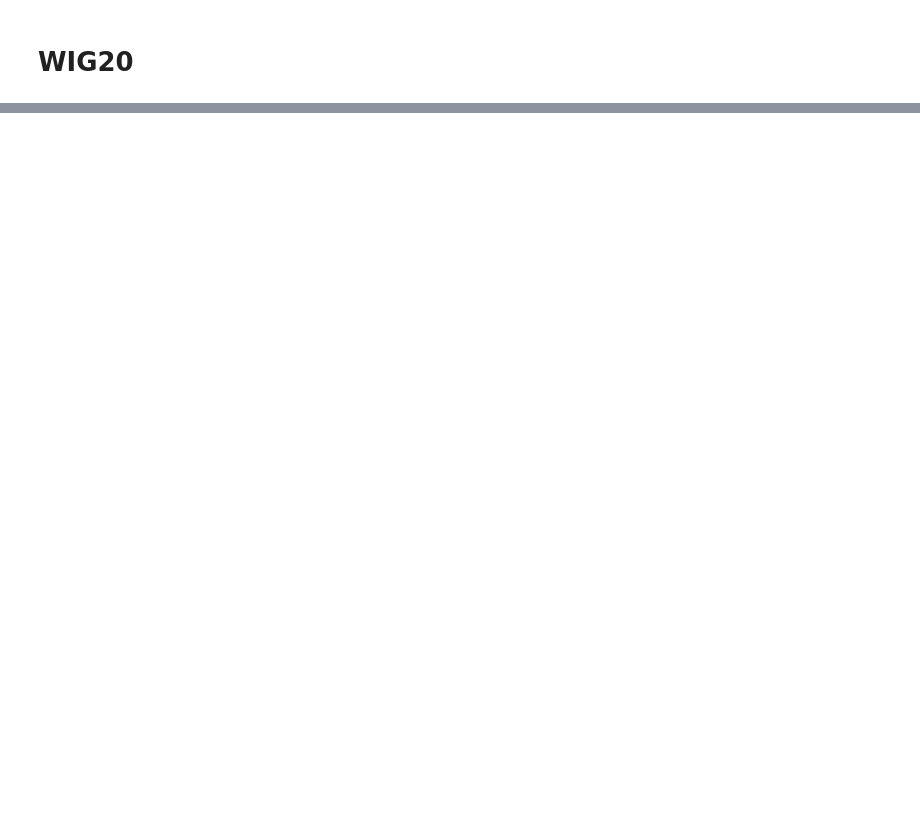
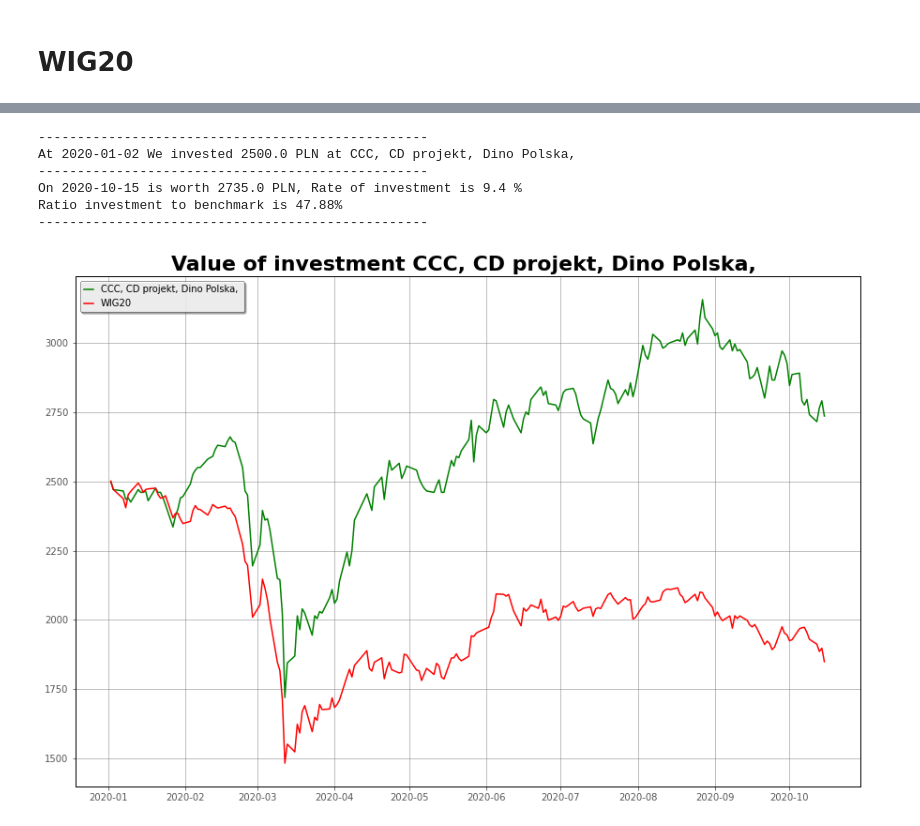
Before and after one commit to MazonSzymon/Project_COVID_portfolio, a Jupyter notebook: project_v1.ipynb, the cells around one changed output, grey strips where cells are left out. Cells and saved outputs as stored; diff of their text form; code cells hidden in the pictures; blank space fills up the shorter version.

```diff
--- a/project_v1.ipynb
+++ b/project_v1.ipynb
@@ -182,2 +264,35 @@ def portfolio_summary(total_investment, stock, start_date, end_date):
+# %%
+def portfolio_compare_v2(portfolio, benchmark):
+  #Stocks list
+  lista = portfolio.columns.to_frame()['Stock'].values
+  new_list = ''
+  for i in range(int(len(lista)/5)):
+    new_list = new_list + lista[i]
+    if i < len(lista)/5 -1:
+      new_list = new_list + ", "
+  #compare
+  print("-"*50)
+  print("At {start_date} We invested {initial_investment_value} PLN at {stocks}".format(
+      start_date = portfolio.index[0].date() , initial_investment_value = portfolio['Sum_of_investments'][0], stocks = new_list
+  ))
+  print("-"*50)
+  print("On {end_date} is worth {investment_value} PLN, Rate of investment is {ROI} %".format(
+      end_date = portfolio.index[-1].date(), investment_value = portfolio['Sum_of_investments'][-1],
+      ROI = ((portfolio['Sum_of_investments'][-1]/portfolio['Sum_of_investments'][0] -1)*100).round(2)
+  ))
+
+
+  print("Ratio investment to benchmark is {change}%".format(
+     change = ((portfolio['Sum_of_investments'][-1]/benchmark['Value_of_investment'][-1] - 1)*100).round(2)))
+  print("-"*50+ "\n")
+  #graphs
+  plt.figure(figsize=(15,10))
+  plt.plot(portfolio['Sum_of_investments'], color = 'green', label = new_list)
+  plt.plot(benchmark['Value_of_investment'], color = 'red',label = benchmark['Stock_name'][0])
+  plt.title("Value of investment " + new_list, fontsize = 22, fontweight="bold")
+  plt.grid()
+  plt.legend()
+
+  return
 # %% [markdown]
 # WIG20
@@ -1218,0 +341,10 @@ make_portfolio(['wig20.pl','pkn.pl'], dt.date(2020,3,1))
+# %%
+portfolio_compare_v2(my_portfolio,benchmark_portfolio)
+# %% [output]
+--------------------------------------------------
+At 2020-01-02 We invested 2500.0 PLN at CCC, CD projekt, Dino Polska,
+--------------------------------------------------
+On 2020-10-15 is worth 2735.0 PLN, Rate of investment is 9.4 %
+Ratio investment to benchmark is 47.88%
+--------------------------------------------------
+[figure, added]
```
Also changed, not shown: parts of 167 cells of this notebook.
